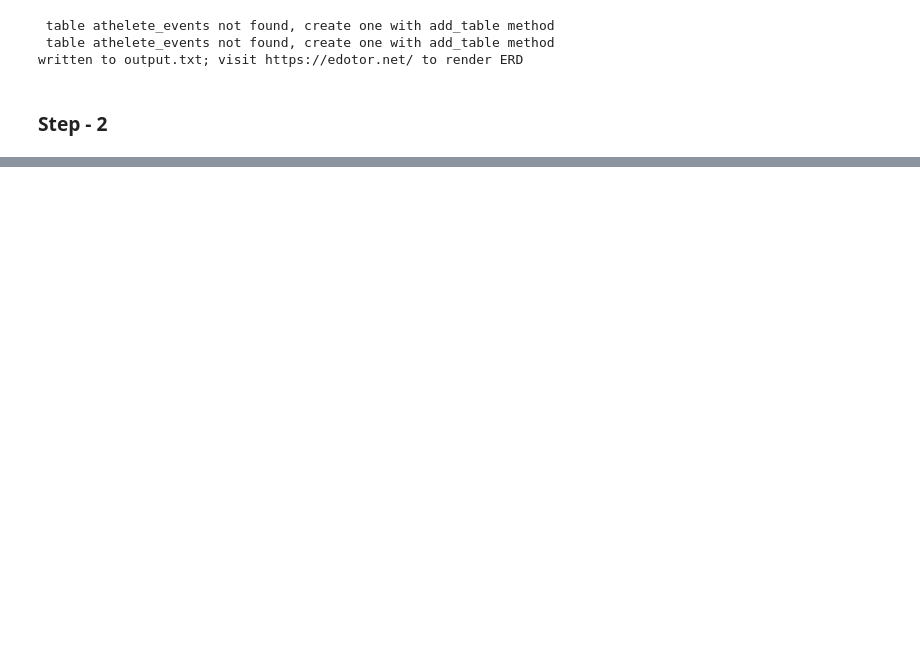
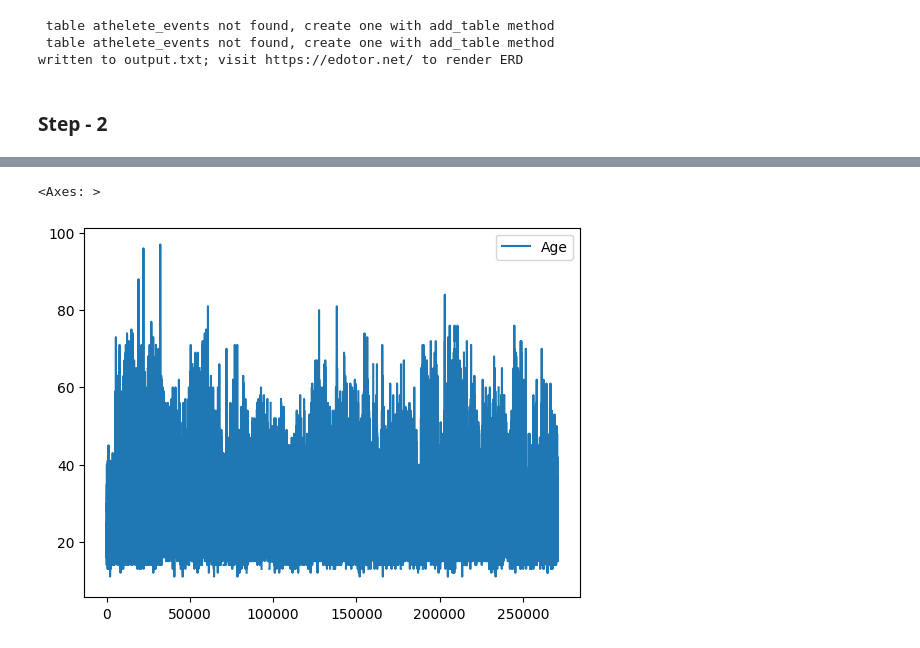
Before and after one commit to Sahil-987/Olympic-Dataset-Analysis, a Jupyter notebook: main.ipynb, the cells around one changed output, grey strips where cells are left out. Cells and saved outputs as stored; diff of their text form; code cells hidden in the pictures; blank space fills up the shorter version.

```diff
--- a/main.ipynb
+++ b/main.ipynb
@@ -292,0 +325,5 @@ written to output.txt; visit https://edotor.net/ to render ERD
+# %%
+df_final[['Age']].plot()
+# %% [output]
+<Axes: >
+[figure, added]
```
Also changed, not shown: parts of 13 cells of this notebook, 1 other file.
